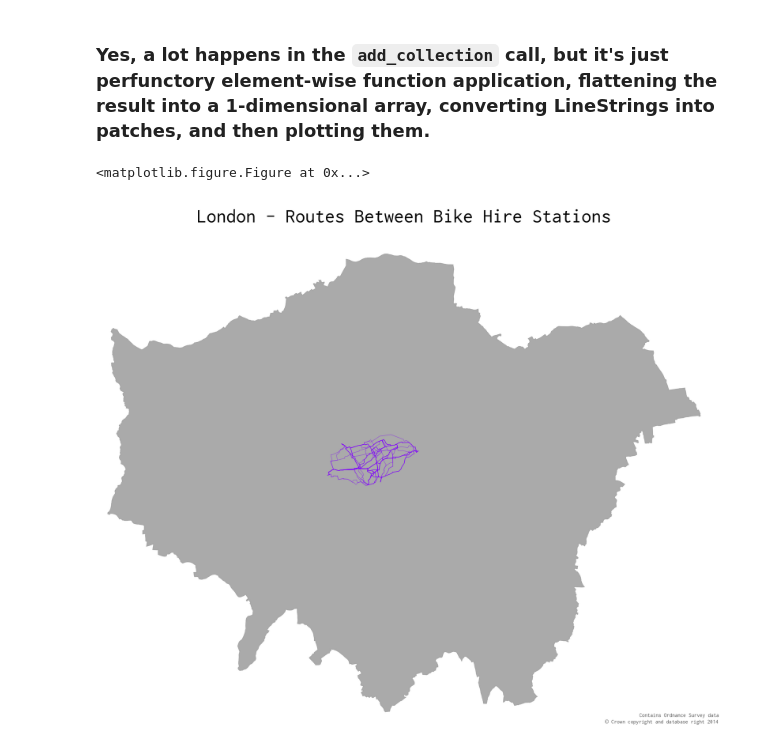
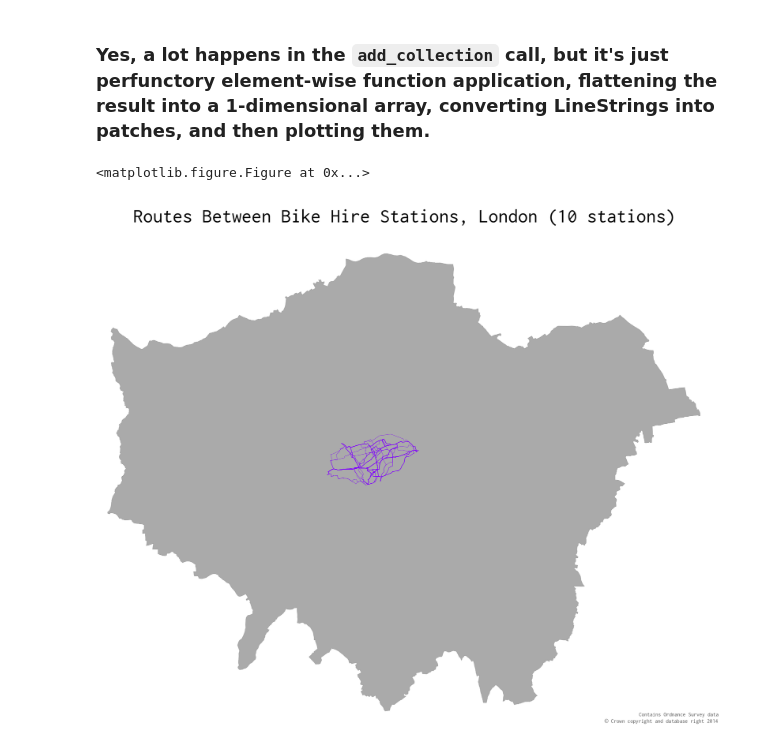
Before and after one commit to urschrei/Geopython, a Jupyter notebook: bikepath.ipynb, the cells around one changed output. Drawn from its saved outputs; the diff is of its cells as text; code cells hidden in the pictures.

Commit message:
Add station count to title

```diff
--- a/bikepath.ipynb
+++ b/bikepath.ipynb
@@ -301,32 +301,32 @@ m.drawmeridians(
     color = 'black', linewidth = 0.5,
     labels=[False, False, False, True], ax=ax)
 
 # plot London outline
 lp = PolygonPatch(
     london_poly,
     fc='#555555', ec='#787878', lw=.25, alpha=.5, zorder=3)
 ax.add_patch(lp)
 
 # project linestrings, melt dataframe into series, buffer linestring values, build patches
 ax.add_collection(PatchCollection([PolygonPatch(
     pol.buffer(20)) for pol in pd.melt(routes.applymap(project_linestring)).dropna()['value']],
     match_original=False, alpha=.5, color='#7F00FF', lw=.025, zorder=4))
 
 # We need to reproduce the OS Data copyright licence
 smallprint = ax.text(
     1.03, 0,
     'Contains Ordnance Survey data\n$\copyright$ Crown copyright and database right 2014',
     ha='right', va='bottom',
     size=4,
     color='#555555',
     transform=ax.transAxes,
 )
 
-plt.title("London - Routes Between Bike Hire Stations")
+plt.title("Routes Between Bike Hire Stations, London (%s stations)" % len(routes))
 plt.tight_layout()
 fig.set_size_inches(7.28, 5.25)
 plt.savefig('data/london_bike_routes.png', dpi=300, bbox_inches='tight', alpha=True)
 plt.show()
 # %% [output]
 <matplotlib.figure.Figure at 0x...>
-[figure, old version]
+[figure, new version]
```
Also changed, not shown: 2 other files.
